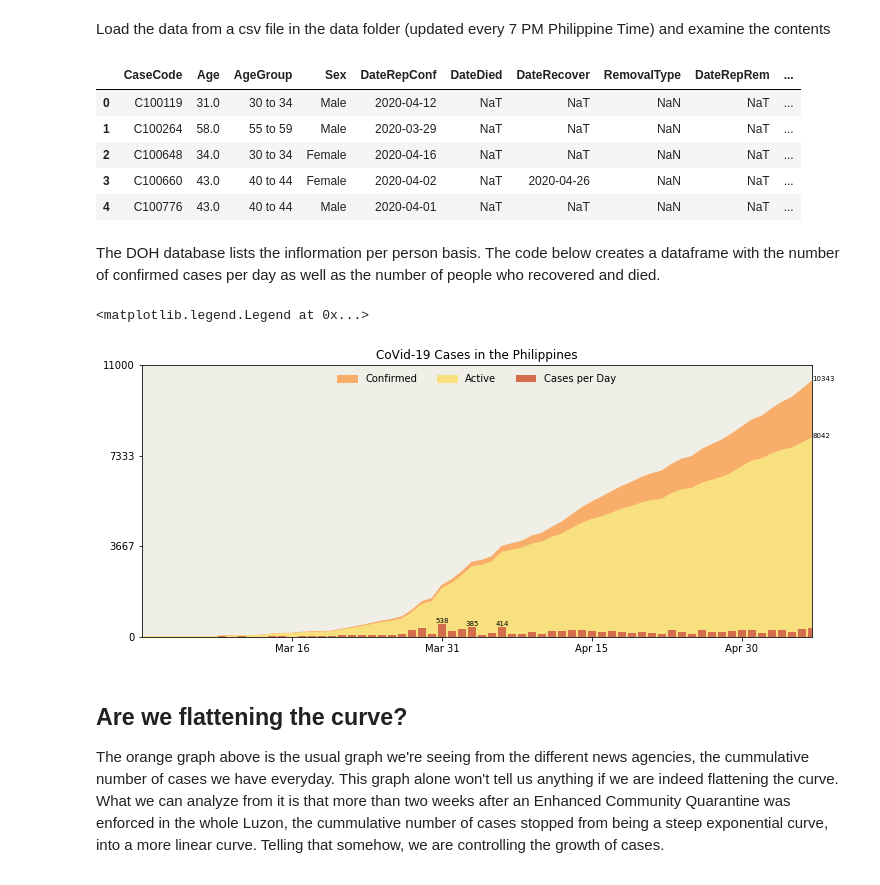
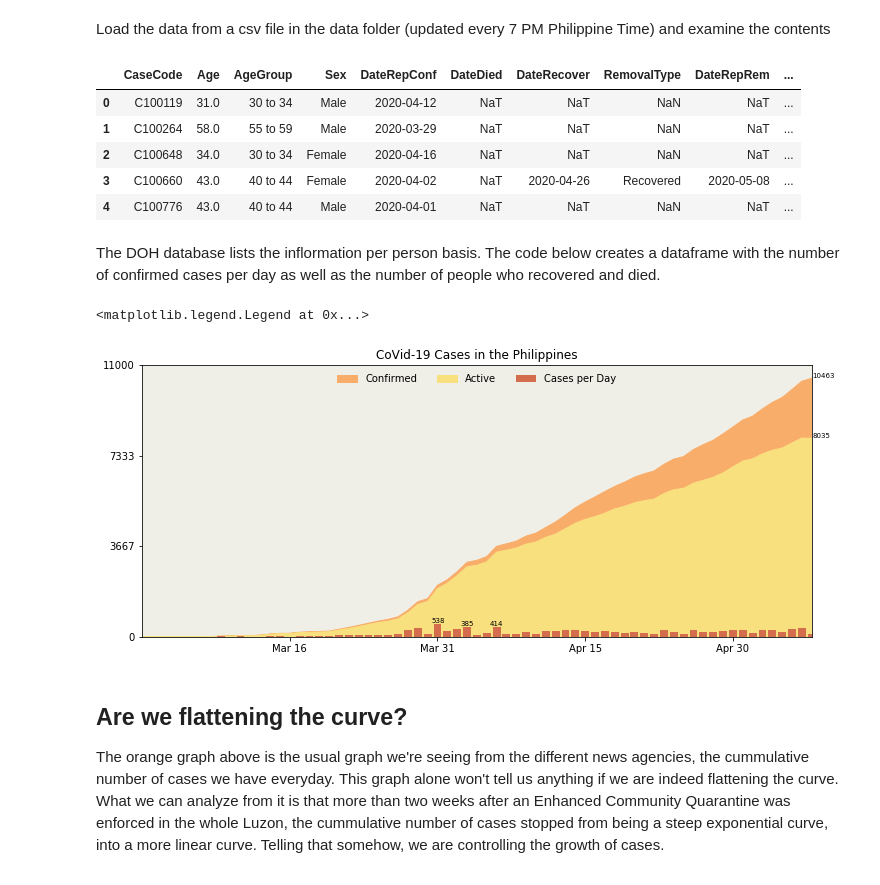
Before and after one commit to jpcajanding/Covid-19-Visualizations, a Jupyter notebook: philippines_charts.ipynb, the cells around one changed output. Saved outputs shown, nothing was run; the diff lists cells and outputs as text; code cells hidden in the pictures.

```diff
--- a/philippines_charts.ipynb
+++ b/philippines_charts.ipynb
@@ -14,16 +14,16 @@ Data comes from the officially published data of the Department of Health in the
 # %% [markdown]
 Load the data from a csv file in the data folder (updated every 7 PM Philippine Time) and examine the contents
 # %%
-df = pd.read_csv('datafiles\doh\DOH COVID Data Drop_ 20200507 - 05 Case Information.csv',
+df = pd.read_csv('datafiles\doh\DOH COVID Data Drop_ 20200508 - 05 Case Information.csv',
                  parse_dates=['DateRepConf', 'DateRecover', 'DateDied', 'DateRepRem'])
 
 df.head(5)
 # %% [output]
 |  | CaseCode | Age | AgeGroup | Sex | DateRepConf | DateDied | DateRecover | RemovalType | DateRepRem | ... |
 | 0 | C100119 | 31.0 | 30 to 34 | Male | 2020-04-12 | NaT | NaT | NaN | NaT | ... |
 | 1 | C100264 | 58.0 | 55 to 59 | Male | 2020-03-29 | NaT | NaT | NaN | NaT | ... |
 | 2 | C100648 | 34.0 | 30 to 34 | Female | 2020-04-16 | NaT | NaT | NaN | NaT | ... |
-| 3 | C100660 | 43.0 | 40 to 44 | Female | 2020-04-02 | NaT | 2020-04-26 | NaN | NaT | ... |
+| 3 | C100660 | 43.0 | 40 to 44 | Female | 2020-04-02 | NaT | 2020-04-26 | Recovered | 2020-05-08 | ... |
 | 4 | C100776 | 43.0 | 40 to 44 | Male | 2020-04-01 | NaT | NaT | NaN | NaT | ... |
 # %% [markdown]
 The DOH database lists the inflormation per person basis. The code below creates a dataframe with the number of confirmed cases per day as well as the number of people who recovered and died.
@@ -88,7 +88,7 @@ plt.legend(loc='upper center',
            frameon=False)
 # %% [output]
 <matplotlib.legend.Legend at 0x...>
-[figure, old version]
+[figure, new version]
 # %% [markdown]
 ## Are we flattening the curve?
 
```
Also changed, not shown: parts of 10 cells of this notebook, 3 other files.
